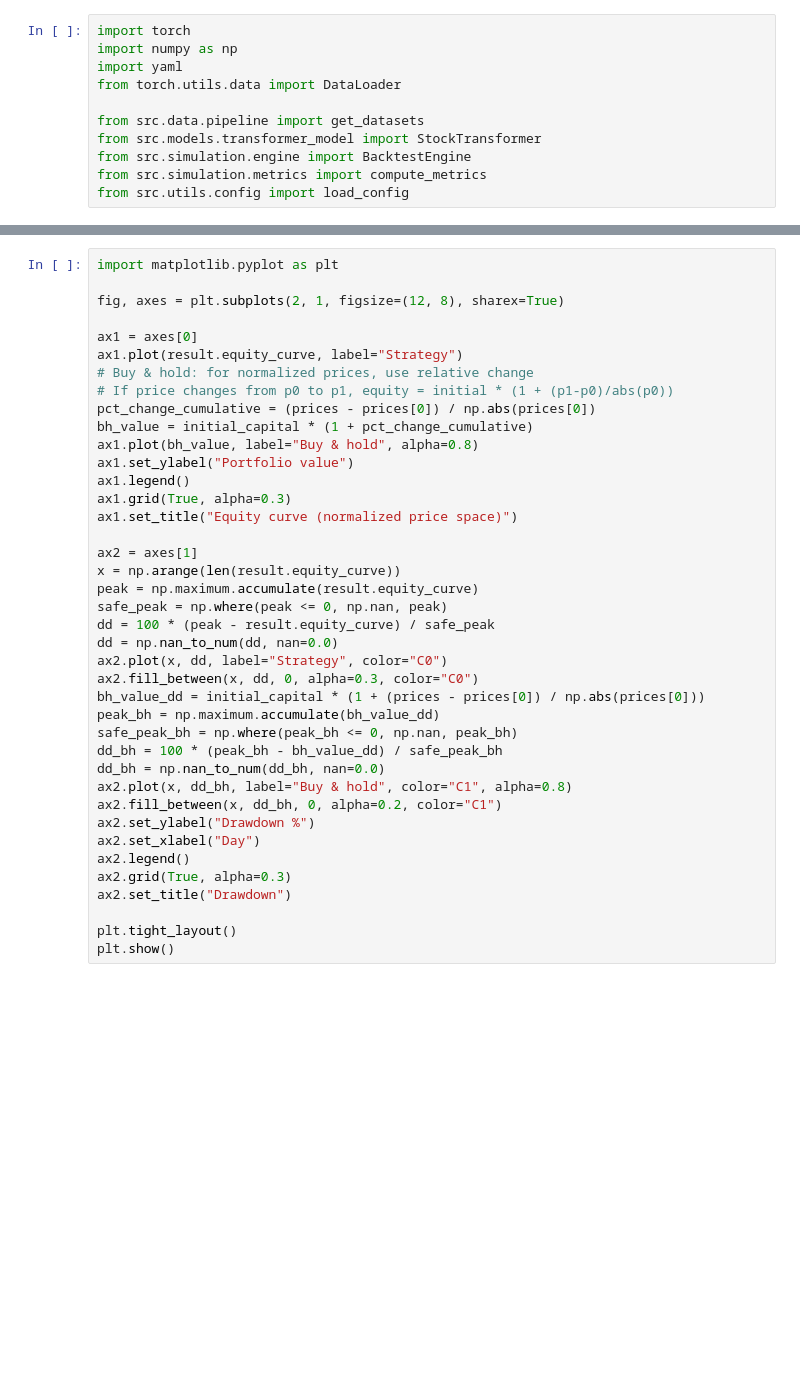
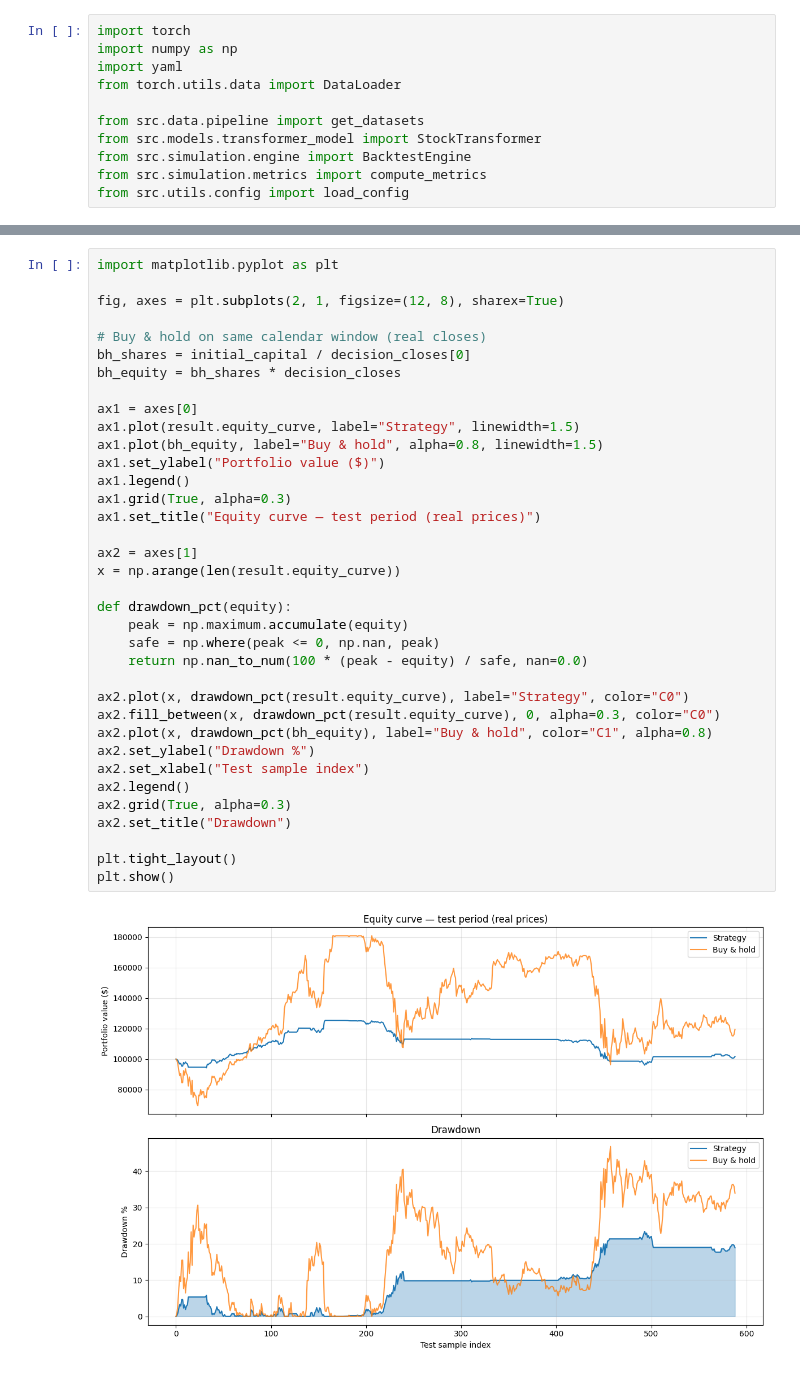
Before and after one commit to ValentinYotov/Stock-price-prediction, a Jupyter notebook: notebooks/05_backtest_simulation.ipynb, the cells around one changed output, grey strips where cells are left out. Drawn from its saved outputs; the diff is of its cells as text; blank space fills up the shorter version.

```diff
--- a/notebooks/05_backtest_simulation.ipynb
+++ b/notebooks/05_backtest_simulation.ipynb
@@ -231,40 +269,38 @@ print(f"Only {len(result.trades)} trades means strategy rarely changes position.
 # %%
 import matplotlib.pyplot as plt
 
 fig, axes = plt.subplots(2, 1, figsize=(12, 8), sharex=True)
 
+# Buy & hold on same calendar window (real closes)
+bh_shares = initial_capital / decision_closes[0]
+bh_equity = bh_shares * decision_closes
+
 ax1 = axes[0]
-ax1.plot(result.equity_curve, label="Strategy")
-# Buy & hold: for normalized prices, use relative change
-# If price changes from p0 to p1, equity = initial * (1 + (p1-p0)/abs(p0))
-pct_change_cumulative = (prices - prices[0]) / np.abs(prices[0])
-bh_value = initial_capital * (1 + pct_change_cumulative)
-ax1.plot(bh_value, label="Buy & hold", alpha=0.8)
-ax1.set_ylabel("Portfolio value")
+ax1.plot(result.equity_curve, label="Strategy", linewidth=1.5)
+ax1.plot(bh_equity, label="Buy & hold", alpha=0.8, linewidth=1.5)
+ax1.set_ylabel("Portfolio value ($)")
 ax1.legend()
 ax1.grid(True, alpha=0.3)
-ax1.set_title("Equity curve (normalized price space)")
+ax1.set_title("Equity curve — test period (real prices)")
 
 ax2 = axes[1]
 x = np.arange(len(result.equity_curve))
-peak = np.maximum.accumulate(result.equity_curve)
-safe_peak = np.where(peak <= 0, np.nan, peak)
-dd = 100 * (peak - result.equity_curve) / safe_peak
-dd = np.nan_to_num(dd, nan=0.0)
-ax2.plot(x, dd, label="Strategy", color="C0")
-ax2.fill_between(x, dd, 0, alpha=0.3, color="C0")
-bh_value_dd = initial_capital * (1 + (prices - prices[0]) / np.abs(prices[0]))
-peak_bh = np.maximum.accumulate(bh_value_dd)
-safe_peak_bh = np.where(peak_bh <= 0, np.nan, peak_bh)
-dd_bh = 100 * (peak_bh - bh_value_dd) / safe_peak_bh
-dd_bh = np.nan_to_num(dd_bh, nan=0.0)
-ax2.plot(x, dd_bh, label="Buy & hold", color="C1", alpha=0.8)
-ax2.fill_between(x, dd_bh, 0, alpha=0.2, color="C1")
+
+def drawdown_pct(equity):
+    peak = np.maximum.accumulate(equity)
+    safe = np.where(peak <= 0, np.nan, peak)
+    return np.nan_to_num(100 * (peak - equity) / safe, nan=0.0)
+
+ax2.plot(x, drawdown_pct(result.equity_curve), label="Strategy", color="C0")
+ax2.fill_between(x, drawdown_pct(result.equity_curve), 0, alpha=0.3, color="C0")
+ax2.plot(x, drawdown_pct(bh_equity), label="Buy & hold", color="C1", alpha=0.8)
 ax2.set_ylabel("Drawdown %")
-ax2.set_xlabel("Day")
+ax2.set_xlabel("Test sample index")
 ax2.legend()
 ax2.grid(True, alpha=0.3)
 ax2.set_title("Drawdown")
 
 plt.tight_layout()
 plt.show()
+# %% [output]
+[figure, added]
```
Also changed, not shown: parts of 6 cells of this notebook, 6 other files.
